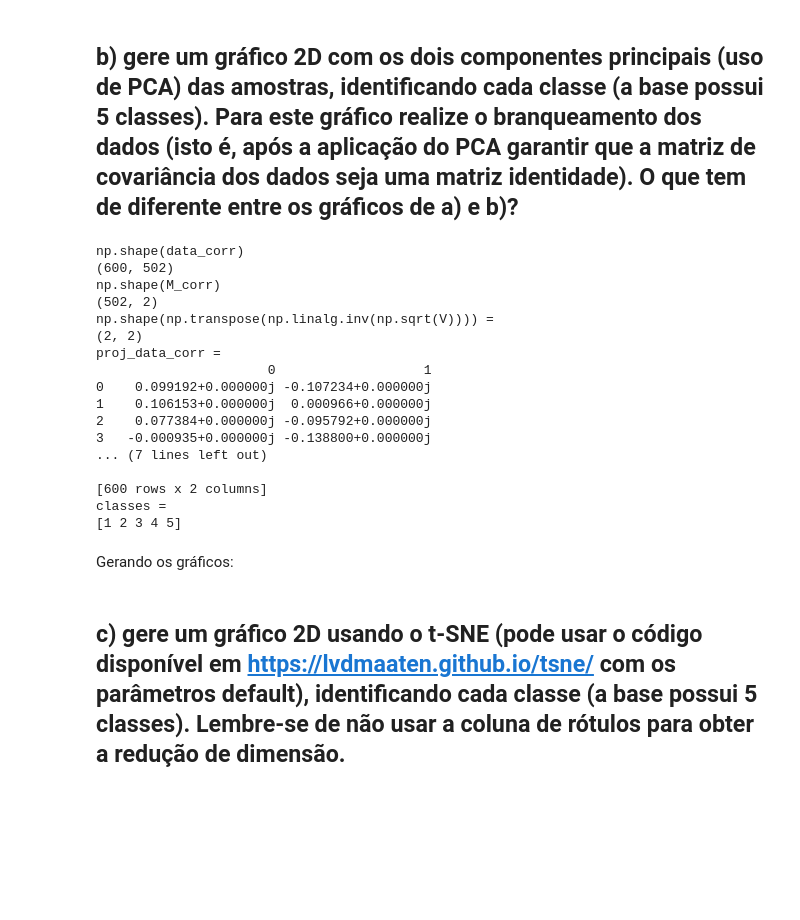
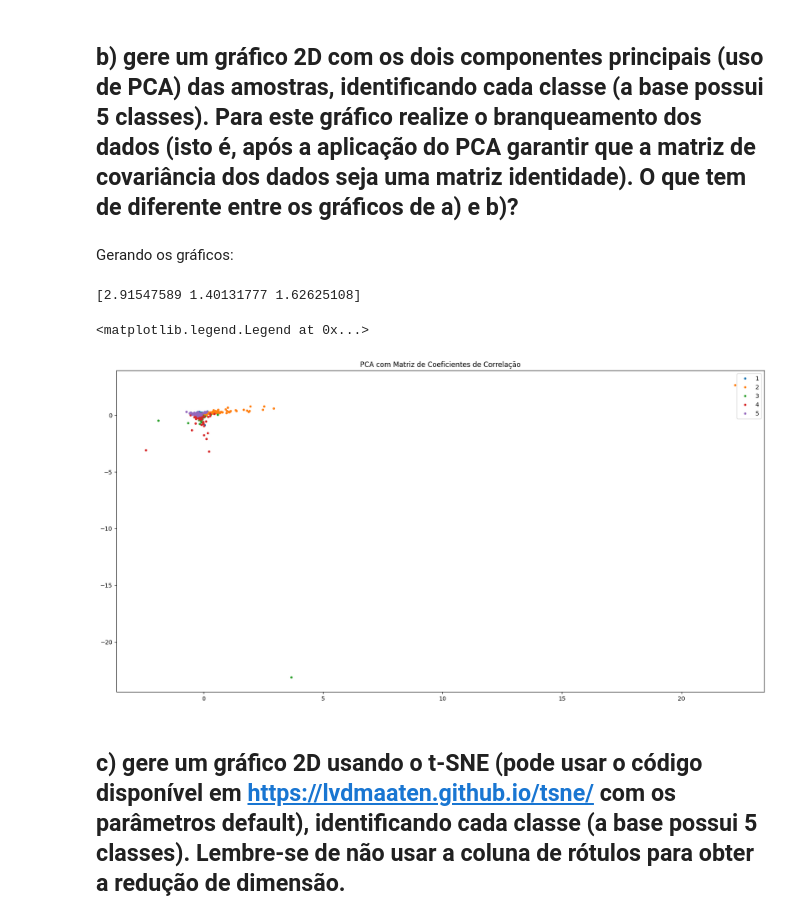
Before and after one commit to Harmonia2Side/machine-learning-laboratory-2023-2, a Jupyter notebook: lista1/lista1_breno_odnan.ipynb, the cells around one changed output. Drawn from its saved outputs; the diff is of its cells as text; code cells hidden in the pictures; blank space fills up the shorter version.

```diff
--- a/lista1/lista1_breno_odnan.ipynb
+++ b/lista1/lista1_breno_odnan.ipynb
@@ -505,37 +505,53 @@ M_corr = eigVectors_corr[:,0:2]
 
 V = np.diag(eigValues_corr[0:2]) # quais autovalores tenho que botar nesse cálculo?
 
-print_format("np.shape(data_corr)", np.shape(data_corr))
-print_format("np.shape(M_corr)", np.shape(M_corr))
-print_format("np.shape(np.transpose(np.linalg.inv(np.sqrt(V)))) = ", np.shape(np.transpose(np.linalg.inv(np.sqrt(V)))))
 ## Equação de branqueamento: proj_data_corr = data_corr * M_corr * T(V^(-1/2))
 V_op = np.transpose(np.linalg.inv(np.sqrt(V)))
-# V_op = V_op[0:2,:]
 proj_data_corr = data_corr @ M_corr @ V_op
 # print_format("proj_data_corr = ", proj_data_corr)
 
 classes = data.iloc[:,0].unique()
 # print_format("classes = ", classes)
-# %% [output]
-np.shape(data_corr)
-(600, 502)
-np.shape(M_corr)
-(502, 2)
-np.shape(np.transpose(np.linalg.inv(np.sqrt(V)))) =
-(2, 2)
-proj_data_corr =
-                      0                   1
-0    0.099192+0.000000j -0.107234+0.000000j
-1    0.106153+0.000000j  0.000966+0.000000j
-2    0.077384+0.000000j -0.095792+0.000000j
-3   -0.000935+0.000000j -0.138800+0.000000j
-... (7 lines left out)
-
-[600 rows x 2 columns]
-classes =
-[1 2 3 4 5]
 # %% [markdown]
 Gerando os gráficos:
+# %%
+print(np.random.uniform(1,3,3))
+# Cria o canvas
+xsize = 20
+ysize = 10
+fig = plt.figure(figsize=(xsize,ysize))
+
+# define cores
+colors = ['tab:blue' ,'tab:orange', 'tab:green', 'tab:red', 'tab:purple']
+
+# Plota os gráficos
+for i in range(0,classes.size):
+	data_select = proj_data_corr[data.iloc[:,0] == classes[i]]
+	# print_format("data_select", data_select)
+	plt.plot(data_select[1],data_select[0], marker='.', linestyle='', c=colors[i])
+
+# Títulos e labels de figura
+legend = classes
+plt.title("PCA com Matriz de Coeficientes de Correlação")
+plt.legend(legend)
+
+# # Cria outro canvas
+# fig = plt.figure(figsize=(xsize,ysize))
+
+# # Plota os gráficos
+# for i in range(0,classes.size):
+# 	data_select = proj_data_corr[data.iloc[:,0] == classes[i]]
+# 	# print_format("data_select", data_select)
+# 	plt.plot(data_select[1],data_select[0], marker='.', linestyle='', c=colors[i])
+
+# # Títulos e labels de figura
+# legend = classes
+# plt.title("PCA com matriz de coeficentes de correlação")
+# plt.legend(legend)
+# %% [output]
+[2.91547589 1.40131777 1.62625108]
+<matplotlib.legend.Legend at 0x...>
+[figure, added]
 # %% [markdown]
 ## c) gere um gráfico 2D usando o t-SNE (pode usar o código disponível em https://lvdmaaten.github.io/tsne/ com os parâmetros default), identificando cada classe (a base possui 5 classes). Lembre-se de não usar a coluna de rótulos para obter a redução de dimensão.
 # %% [markdown]
```
